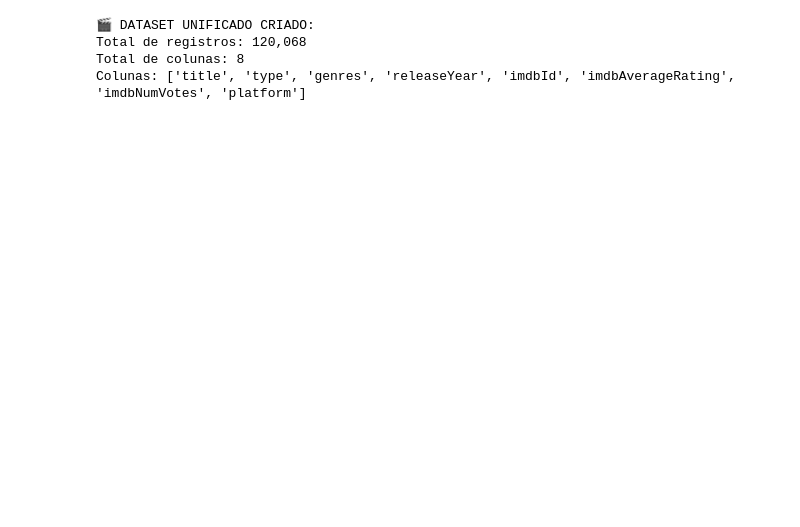
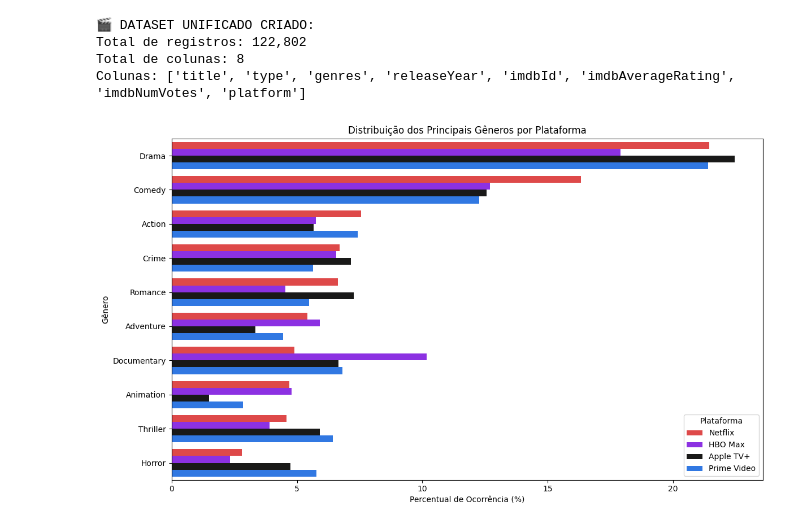
Before and after one commit to nise1301/Streamings_Analysis, a Jupyter notebook: Visualizações/diferencas_streamings.ipynb, the cells around one changed output. Saved outputs shown, nothing was run; the diff lists cells and outputs as text; code cells hidden in the pictures; blank space fills up the shorter version.

```diff
--- a/Visualizações/diferencas_streamings.ipynb
+++ b/Visualizações/diferencas_streamings.ipynb
@@ -33,10 +50,4 @@ Prime Video: 71,280 registros
 # %%
-# Carregar os dados limpos
-df_netflix = pd.read_csv('C:/Users/nise_/OneDrive/Documentos/Digital College/Python/DA_18/streaming/Dados_tratados/data_netflix_clean.csv')
-df_hbo = pd.read_csv('C:/Users/nise_/OneDrive/Documentos/Digital College/Python/DA_18/streaming/Dados_tratados/data_hbo_clean.csv')
-df_apple = pd.read_csv('C:/Users/nise_/OneDrive/Documentos/Digital College/Python/DA_18/streaming/Dados_tratados/df_apple_clean.csv')
-df_prime = pd.read_csv('C:/Users/nise_/OneDrive/Documentos/Digital College/Python/DA_18/streaming/Dados_tratados/data_prime_video_clean.csv')
-
 # Adicionar coluna de plataforma
 df_netflix['platform'] = 'Netflix'
 df_hbo['platform'] = 'HBO Max'
@@ -64,7 +75,7 @@ print(f"Total de colunas: {len(df_streaming.columns)}")
 print(f"Colunas: {list(df_streaming.columns)}")
 # %% [output]
 🎬 DATASET UNIFICADO CRIADO:
-Total de registros: 120,068
+Total de registros: 122,802
 Total de colunas: 8
 Colunas: ['title', 'type', 'genres', 'releaseYear', 'imdbId', 'imdbAverageRating', 'imdbNumVotes', 'platform']
 # %%
@@ -97,3 +108,37 @@ prime_genres = extract_individual_genres(df_prime, 'Prime Video')
 
 # Combinar dados de gêneros
 all_genres_data = pd.concat([netflix_genres, hbo_genres, apple_genres, prime_genres], ignore_index=True)
+# %%
+# ========================================================
+# Gráfico de barras horizontais dos gêneros mais populares por plataforma
+# ========================================================
+
+# Foco só nos 10 gêneros mais populares
+top_genres = (
+    all_genres_data.groupby('genre')['percentage']
+    .sum()
+    .sort_values(ascending=False)
+    .head(10)
+    .index
+)
+
+# Filtra o dataframe para esses gêneros
+df_plot = all_genres_data[all_genres_data['genre'].isin(top_genres)]
+
+plt.figure(figsize=(12, 7))
+sns.barplot(
+    data=df_plot,
+    y='genre',
+    x='percentage',
+    palette=["#F73030", "#8D14FF", "#191918", "#1472FF"],
+    hue='platform',
+    orient='h'
+)
+plt.xlabel('Percentual de Ocorrência (%)')
+plt.ylabel('Gênero')
+plt.title('Distribuição dos Principais Gêneros por Plataforma')
+plt.legend(title='Plataforma')
+plt.tight_layout()
+plt.show()
+# %% [output]
+[figure, added]
```
Also changed, not shown: parts of 4 cells of this notebook, 11 other files.
